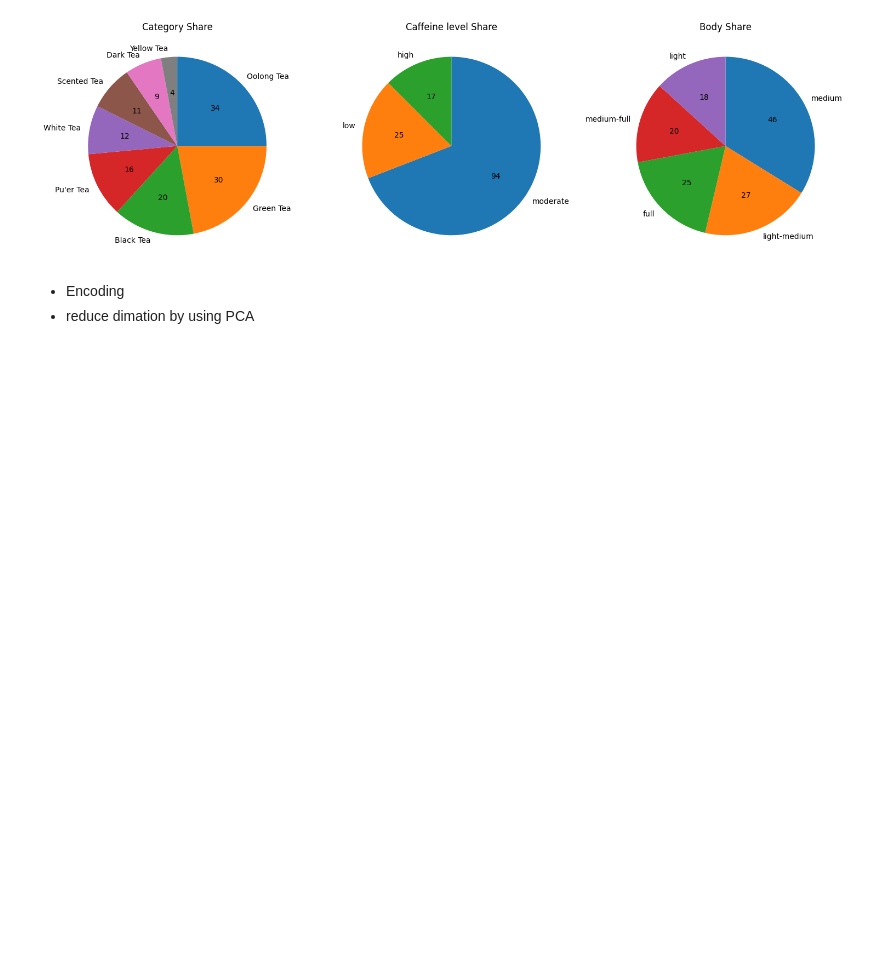
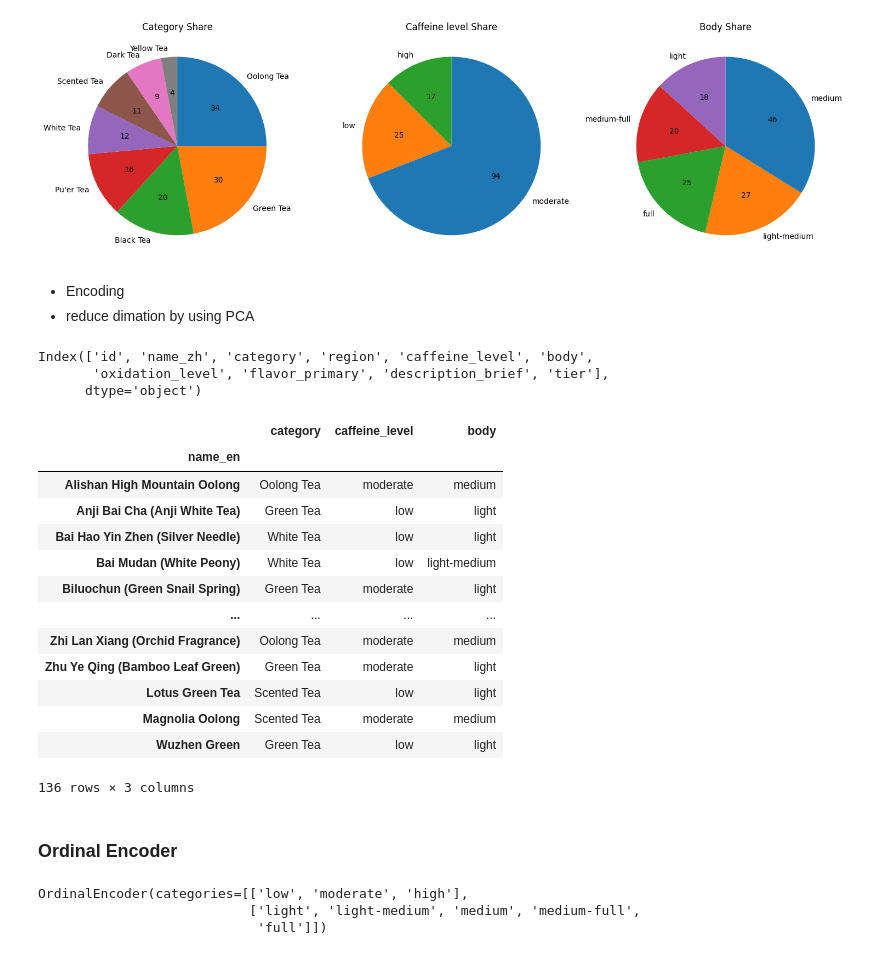
Before and after one commit to kanonyonezu/tea-app, a Jupyter notebook: teadata.ipynb, the cells around one changed output. Drawn from its saved outputs; the diff is of its cells as text; code cells hidden in the pictures; blank space fills up the shorter version.

```diff
--- a/teadata.ipynb
+++ b/teadata.ipynb
@@ -69,3 +71,33 @@ plt.show()
 # %% [markdown]
 - Encoding
 - reduce dimation by using PCA
+# %%
+df = df.set_index('name_en')
+# %%
+df.columns
+# %% [output]
+Index(['id', 'name_zh', 'category', 'region', 'caffeine_level', 'body',
+       'oxidation_level', 'flavor_primary', 'description_brief', 'tier'],
+      dtype='object')
+# %%
+drop = ['id', 'name_zh','region', 'oxidation_level', 'flavor_primary', 'description_brief', 'tier']
+df_pca = df.drop(columns=drop)
+# %%
+df_pca
+# %% [output]
+|  | category | caffeine_level | body |
+| name_en |  |  |  |
+| Alishan High Mountain Oolong | Oolong Tea | moderate | medium |
+| Anji Bai Cha (Anji White Tea) | Green Tea | low | light |
+| Bai Hao Yin Zhen (Silver Needle) | White Tea | low | light |
+| Bai Mudan (White Peony) | White Tea | low | light-medium |
+| Biluochun (Green Snail Spring) | Green Tea | moderate | light |
+| ... | ... | ... | ... |
+| Zhi Lan Xiang (Orchid Fragrance) | Oolong Tea | moderate | medium |
+| Zhu Ye Qing (Bamboo Leaf Green) | Green Tea | moderate | light |
+| Lotus Green Tea | Scented Tea | low | light |
+| Magnolia Oolong | Scented Tea | moderate | medium |
+| Wuzhen Green | Green Tea | low | light |
+136 rows × 3 columns
+# %% [markdown]
+### Ordinal Encoder
@@ -71,0 +107,7 @@ plt.show()
+# %%
+ordinal_encoder = OrdinalEncoder(categories=[caffeine_cat,body_cat])
+ordinal_encoder.fit(df_pca[["caffeine_level", "body"]])
+# %% [output]
+OrdinalEncoder(categories=[['low', 'moderate', 'high'],
+                           ['light', 'light-medium', 'medium', 'medium-full',
+                            'full']])
```
Also changed, not shown: parts of 8 cells of this notebook.
